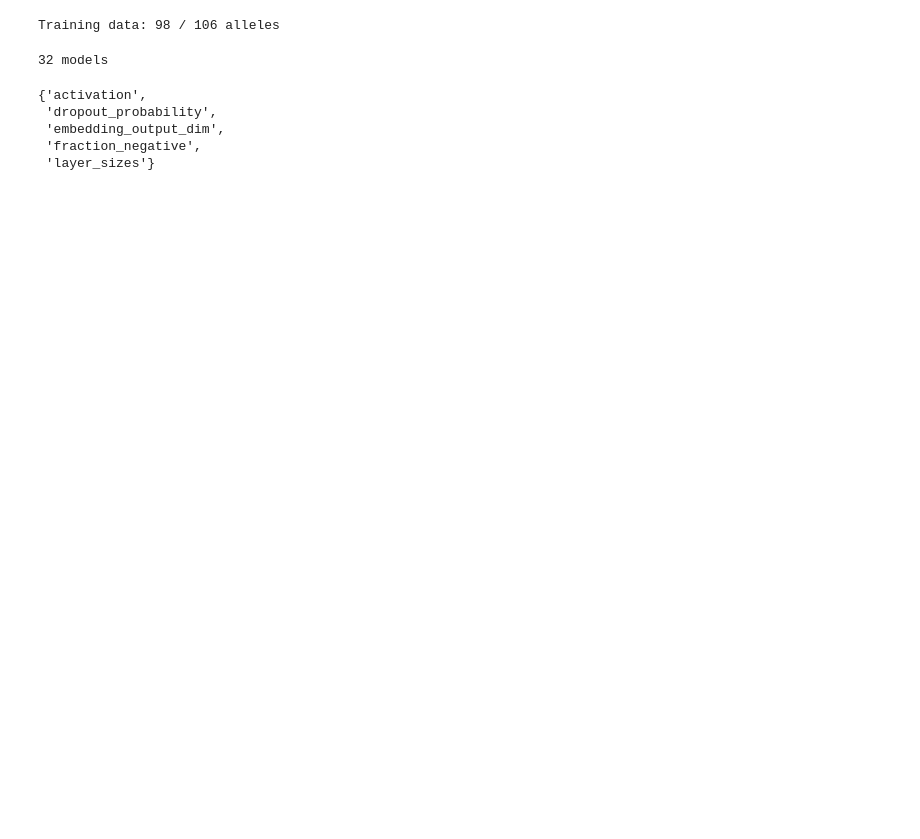
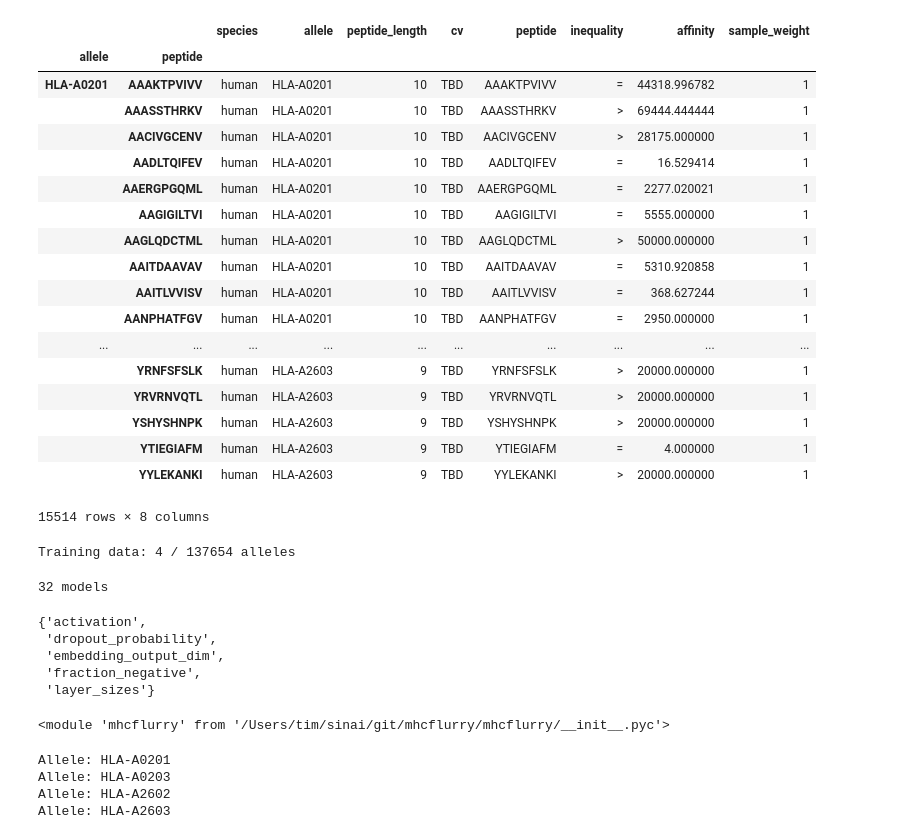
Before and after one commit to hammerlab/mhcflurry-icml-compbio-2016, a Jupyter notebook: notebooks/cv.ipynb, the cells around one changed output. Cells and saved outputs as stored; diff of their text form; code cells hidden in the pictures; blank space fills up the shorter version.

```diff
--- a/notebooks/cv.ipynb
+++ b/notebooks/cv.ipynb
@@ -50,13 +61,36 @@ set(len(x) for x in all_train_data[alleles[0]].peptides)
+# %%
+train_data = mhcflurry.dataset.Dataset(all_train_data._df.ix[all_train_data._df.allele.isin(alleles)])
+train_data._df
+# %% [output]
+|  |  | species | allele | peptide_length | cv | peptide | inequality | affinity | sample_weight |
+| allele | peptide |  |  |  |  |  |  |  |  |
+| HLA-A0201 | AAAKTPVIVV | human | HLA-A0201 | 10 | TBD | AAAKTPVIVV | = | 44318.996782 | 1 |
+|  | AAASSTHRKV | human | HLA-A0201 | 10 | TBD | AAASSTHRKV | > | 69444.444444 | 1 |
+|  | AACIVGCENV | human | HLA-A0201 | 10 | TBD | AACIVGCENV | > | 28175.000000 | 1 |
+|  | AADLTQIFEV | human | HLA-A0201 | 10 | TBD | AADLTQIFEV | = | 16.529414 | 1 |
+|  | AAERGPGQML | human | HLA-A0201 | 10 | TBD | AAERGPGQML | = | 2277.020021 | 1 |
+|  | AAGIGILTVI | human | HLA-A0201 | 10 | TBD | AAGIGILTVI | = | 5555.000000 | 1 |
+|  | AAGLQDCTML | human | HLA-A0201 | 10 | TBD | AAGLQDCTML | > | 50000.000000 | 1 |
+|  | AAITDAAVAV | human | HLA-A0201 | 10 | TBD | AAITDAAVAV | = | 5310.920858 | 1 |
+|  | AAITLVVISV | human | HLA-A0201 | 10 | TBD | AAITLVVISV | = | 368.627244 | 1 |
+|  | AANPHATFGV | human | HLA-A0201 | 10 | TBD | AANPHATFGV | = | 2950.000000 | 1 |
+| ... | ... | ... | ... | ... | ... | ... | ... | ... | ... |
+|  | YRNFSFSLK | human | HLA-A2603 | 9 | TBD | YRNFSFSLK | > | 20000.000000 | 1 |
+|  | YRVRNVQTL | human | HLA-A2603 | 9 | TBD | YRVRNVQTL | > | 20000.000000 | 1 |
+|  | YSHYSHNPK | human | HLA-A2603 | 9 | TBD | YSHYSHNPK | > | 20000.000000 | 1 |
+|  | YTIEGIAFM | human | HLA-A2603 | 9 | TBD | YTIEGIAFM | = | 4.000000 | 1 |
+|  | YYLEKANKI | human | HLA-A2603 | 9 | TBD | YYLEKANKI | > | 20000.000000 | 1 |
+15514 rows × 8 columns
 # %%
 #train_data = dict((allele, data)
 #                  for (allele, data) in all_train_data.items()
 #                  if len(data.Y) >= min_peptides_to_consider_allele)
-train_data = dict((allele, all_train_data[allele]) for allele in alleles)
+train_data = dict((allele, all_train_data.groupby_allele_dictionary()[allele]) for allele in alleles)
 print("Training data: %d / %d alleles" % (len(train_data), len(all_train_data)))
 
 #test_data = mhcflurry.data.load_allele_datasets("/Users/tim/sinai/git/mhcflurry/bdata.2013.mhci.public.blind.1.txt")
 # %% [output]
-Training data: 98 / 106 alleles
+Training data: 4 / 137654 alleles
 # %%
 def log_to_ic50(log_value):
         """
@@ -185,3 +219,25 @@ models_params_explored
  'embedding_output_dim',
  'fraction_negative',
  'layer_sizes'}
+# %%
+reload(mhcflurry.class1_binding_predictor)
+reload(mhcflurry)
+# %% [output]
+<module 'mhcflurry' from '/Users/tim/sinai/git/mhcflurry/mhcflurry/__init__.pyc'>
+# %%
+# allele -> list of (train set, test set) for each fold
+n_folds = 3
+cv_splits_without_imputation = {}
+cv_splits_with_imputation = {}
+for allele in alleles:
+    print("Allele: %s" % allele)
+    cv_splits_without_imputation[allele] = list(
+        all_train_data.cross_validation_iterator(
+            allele, n_folds=n_folds, shuffle=True))
+
+    cv_splits_with_imputation[allele] =
+# %% [output]
+Allele: HLA-A0201
+Allele: HLA-A0203
+Allele: HLA-A2602
+Allele: HLA-A2603
```
Also changed, not shown: parts of 10 cells of this notebook, 4 other files.
